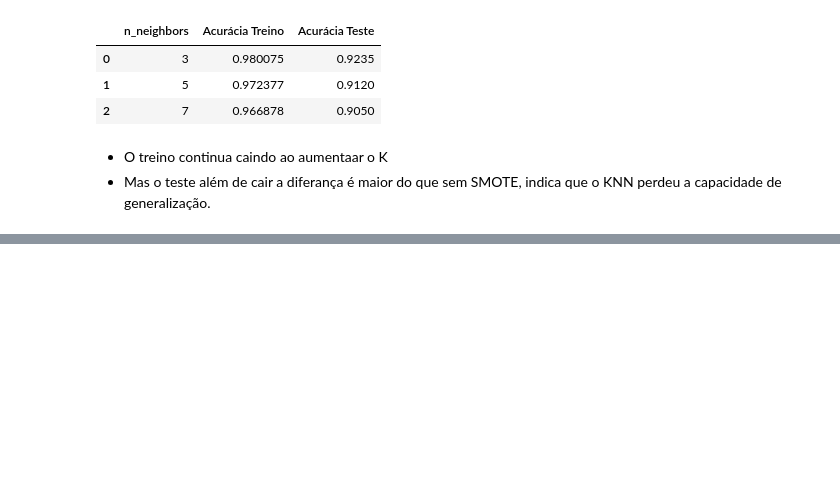
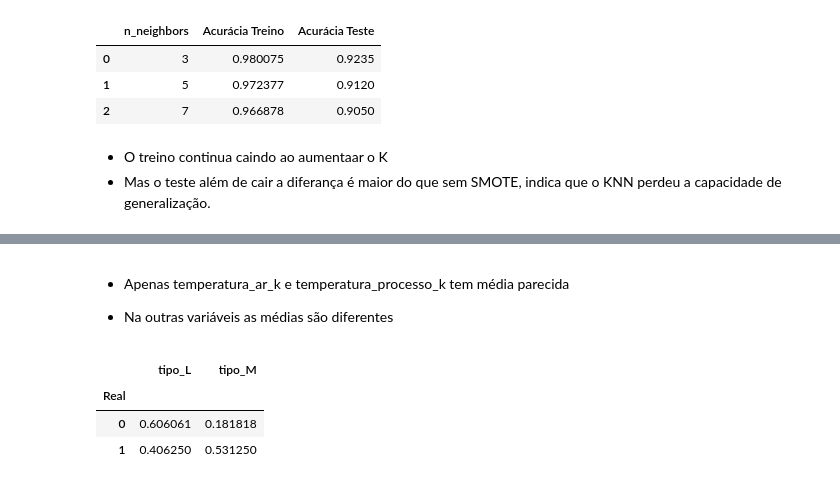
Before and after one commit to leonbenenati/projeto_avaliativo_modulo_1, a Jupyter notebook: Projeto_Avaliativo_Módulo_1.ipynb, the cells around one changed output, grey strips where cells are left out. Drawn from its saved outputs; the diff is of its cells as text; code cells hidden in the pictures; blank space fills up the shorter version.

```diff
--- a/Projeto_Avaliativo_Módulo_1.ipynb
+++ b/Projeto_Avaliativo_Módulo_1.ipynb
@@ -822,0 +993,18 @@ avaliar_knn(X_train_smote_scaled,y_train_smote,X_test_smote_scaled,y_test,vizinh
+# %% [markdown]
+
+
+*   Apenas temperatura_ar_k e temperatura_processo_k tem média parecida
+
+
+*   Na outras variáveis as médias são diferentes
+# %%
+
+erros.groupby("Real")[[
+    "tipo_L",
+    "tipo_M"
+]].mean()
+# %% [output]
+|  | tipo_L | tipo_M |
+| Real |  |  |
+| 0 | 0.606061 | 0.181818 |
+| 1 | 0.406250 | 0.531250 |
```
Also changed, not shown: parts of 22 cells of this notebook.
